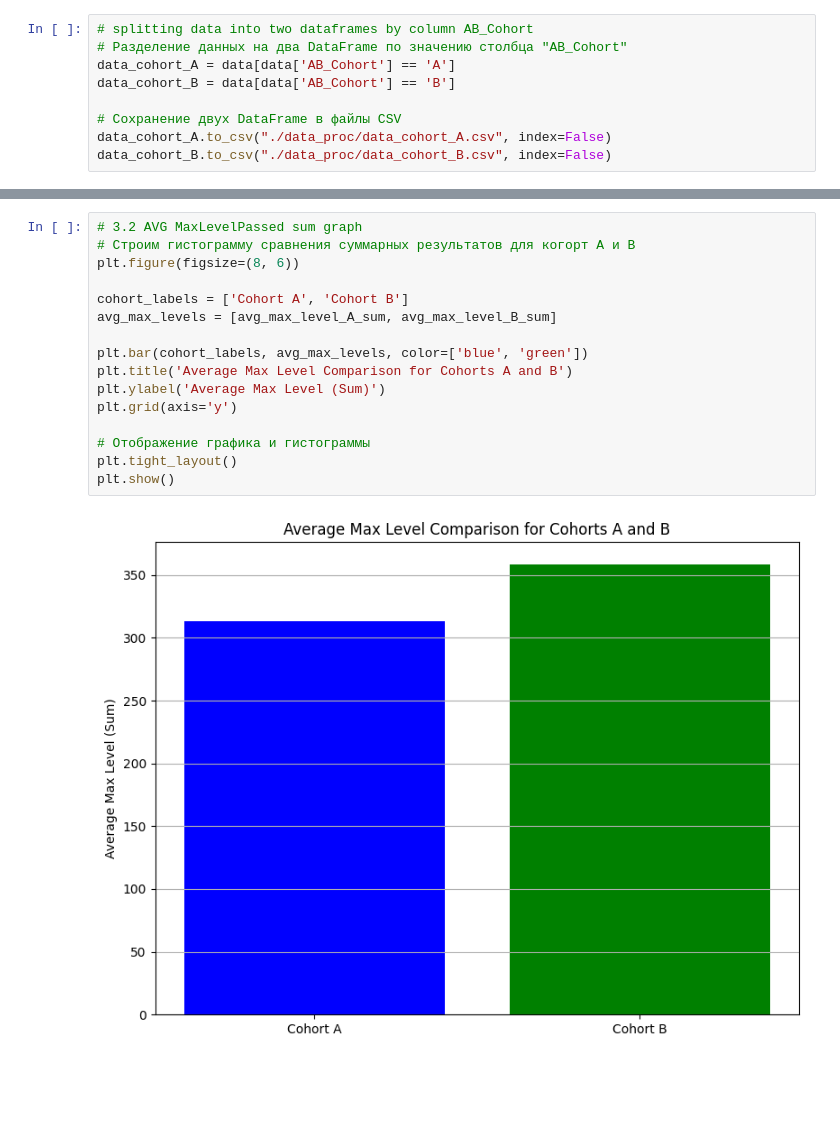
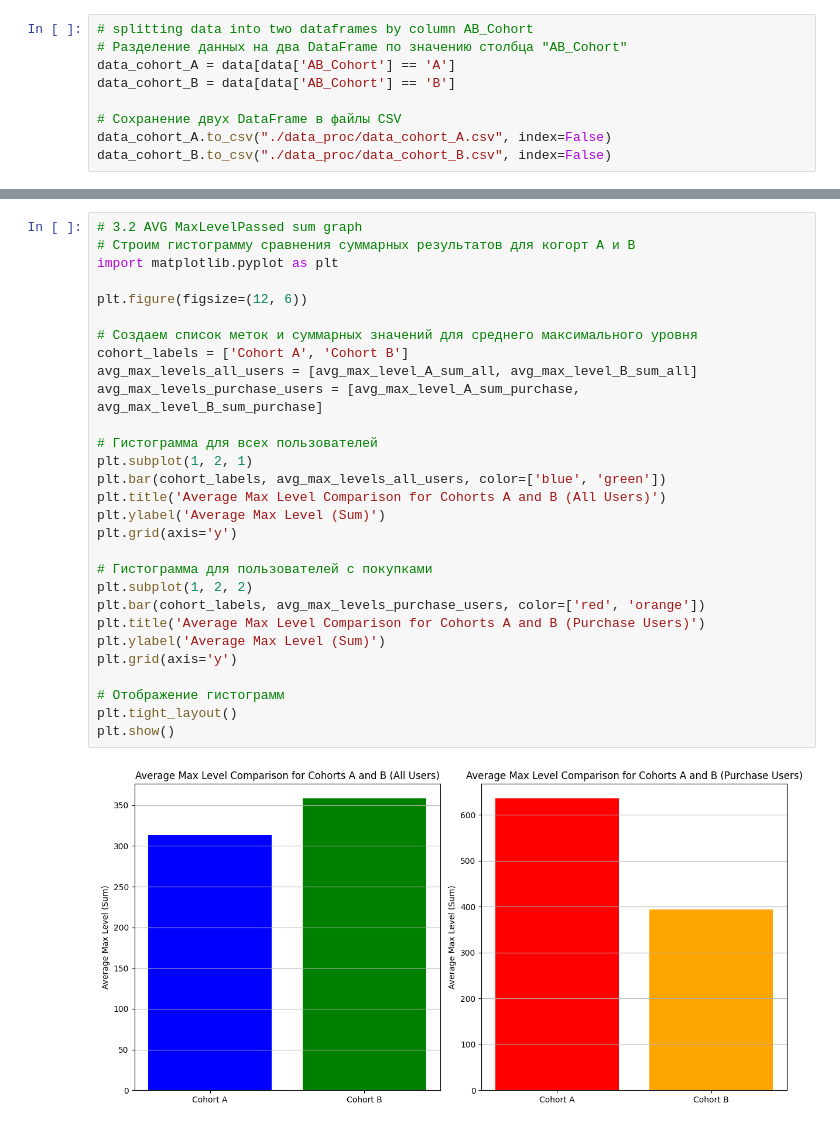
Before and after one commit to prosto-vlad19/A-B_testing_analysis, a Jupyter notebook: activity.ipynb, the cells around one changed output, grey strips where cells are left out. Saved outputs shown, nothing was run; the diff lists cells and outputs as text; blank space fills up the shorter version.

```diff
--- a/activity.ipynb
+++ b/activity.ipynb
@@ -237,18 +335,31 @@ plt.show()
 # %%
 # 3.2 AVG MaxLevelPassed sum graph
 # Строим гистограмму сравнения суммарных результатов для когорт A и B
-plt.figure(figsize=(8, 6))
+import matplotlib.pyplot as plt
 
+plt.figure(figsize=(12, 6))
+
+# Создаем список меток и суммарных значений для среднего максимального уровня
 cohort_labels = ['Cohort A', 'Cohort B']
-avg_max_levels = [avg_max_level_A_sum, avg_max_level_B_sum]
+avg_max_levels_all_users = [avg_max_level_A_sum_all, avg_max_level_B_sum_all]
+avg_max_levels_purchase_users = [avg_max_level_A_sum_purchase, avg_max_level_B_sum_purchase]
 
-plt.bar(cohort_labels, avg_max_levels, color=['blue', 'green'])
-plt.title('Average Max Level Comparison for Cohorts A and B')
+# Гистограмма для всех пользователей
+plt.subplot(1, 2, 1)
+plt.bar(cohort_labels, avg_max_levels_all_users, color=['blue', 'green'])
+plt.title('Average Max Level Comparison for Cohorts A and B (All Users)')
 plt.ylabel('Average Max Level (Sum)')
 plt.grid(axis='y')
 
-# Отображение графика и гистограммы
+# Гистограмма для пользователей с покупками
+plt.subplot(1, 2, 2)
+plt.bar(cohort_labels, avg_max_levels_purchase_users, color=['red', 'orange'])
+plt.title('Average Max Level Comparison for Cohorts A and B (Purchase Users)')
+plt.ylabel('Average Max Level (Sum)')
+plt.grid(axis='y')
+
+# Отображение гистограмм
 plt.tight_layout()
 plt.show()
 # %% [output]
-[figure, old version]
+[figure, new version]
```
Also changed, not shown: parts of 8 cells of this notebook.
